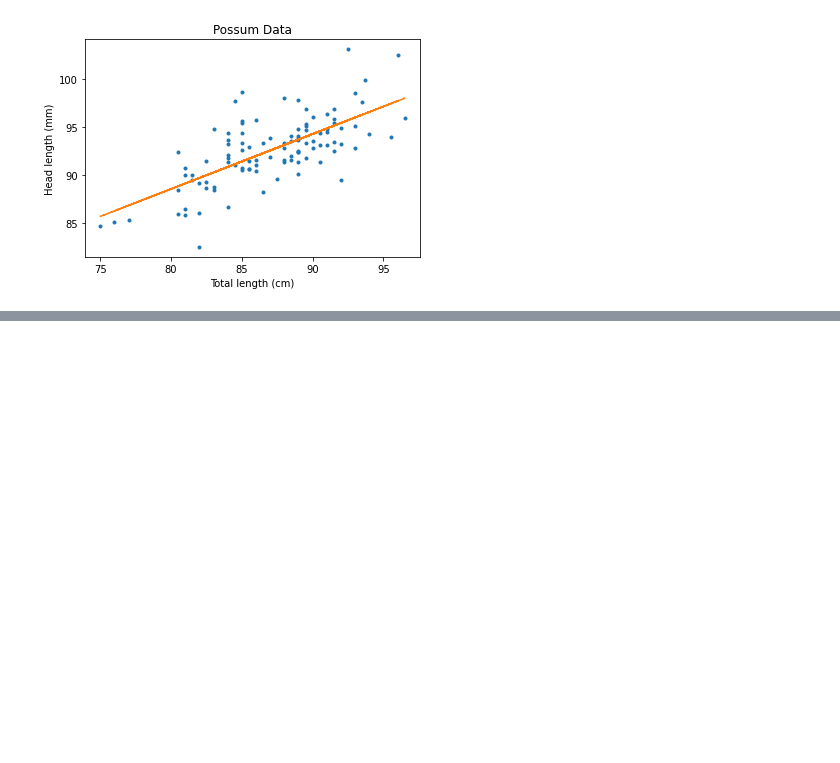
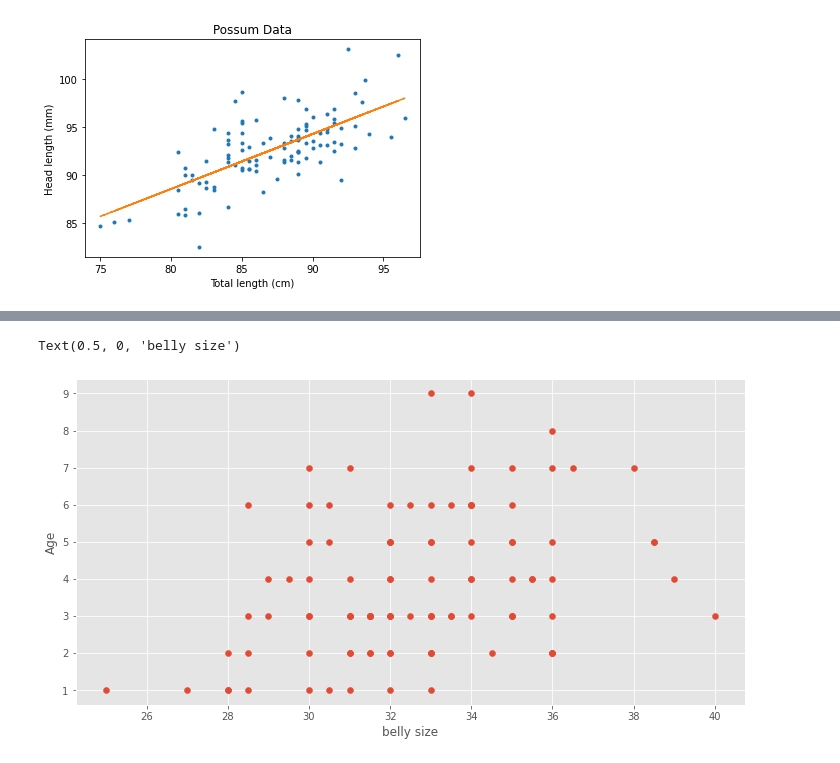
Before and after one commit to TenzinYangzom158/Machine-Learning---01, a Jupyter notebook: Lab2_LinearRegression.ipynb, the cells around one changed output, grey strips where cells are left out. Saved outputs shown, nothing was run; the diff lists cells and outputs as text; code cells hidden in the pictures; blank space fills up the shorter version.

```diff
--- a/Lab2_LinearRegression.ipynb
+++ b/Lab2_LinearRegression.ipynb
@@ -69,0 +94,7 @@ Predicted headlength =  [[99.4270203]]
+# %%
+%matplotlib inline
+plt.style.use('ggplot')
+plt.rcParams['figure.figsize'] = (12, 6)
+# %%
+# load the datasets into dataframe
+train = pd.read_csv('possum.csv') #same dataset as used in simple linear regression
@@ -69,0 +155,8 @@ Predicted headlength =  [[99.4270203]]
+# %%
+# There are increases in belly size correspond to increases in age, with few outliers.
+plt.scatter(x = train['belly'], y = train['age'])
+plt.ylabel('Age')
+plt.xlabel('belly size')
+# %% [output]
+Text(0.5, 0, 'belly size')
+[figure, added]
```
Also changed, not shown: parts of 36 cells of this notebook.
